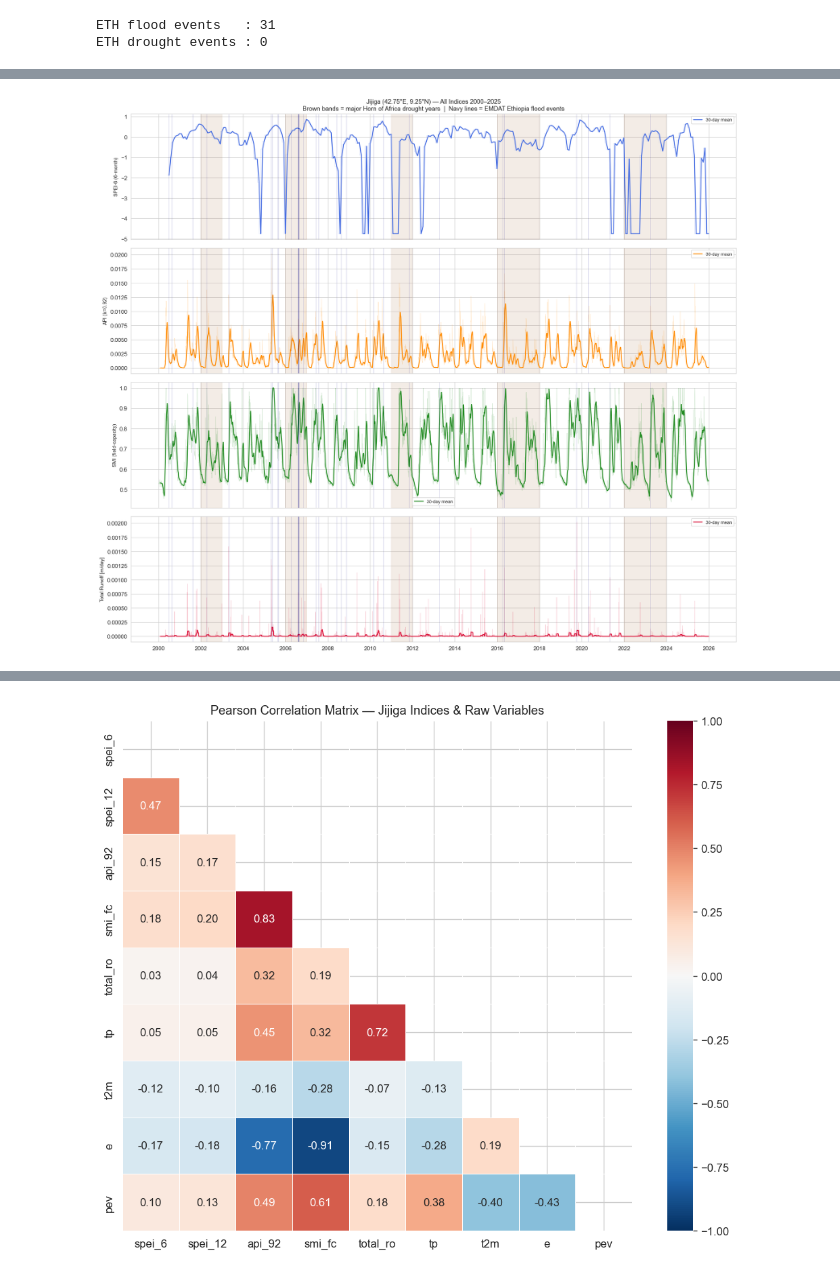
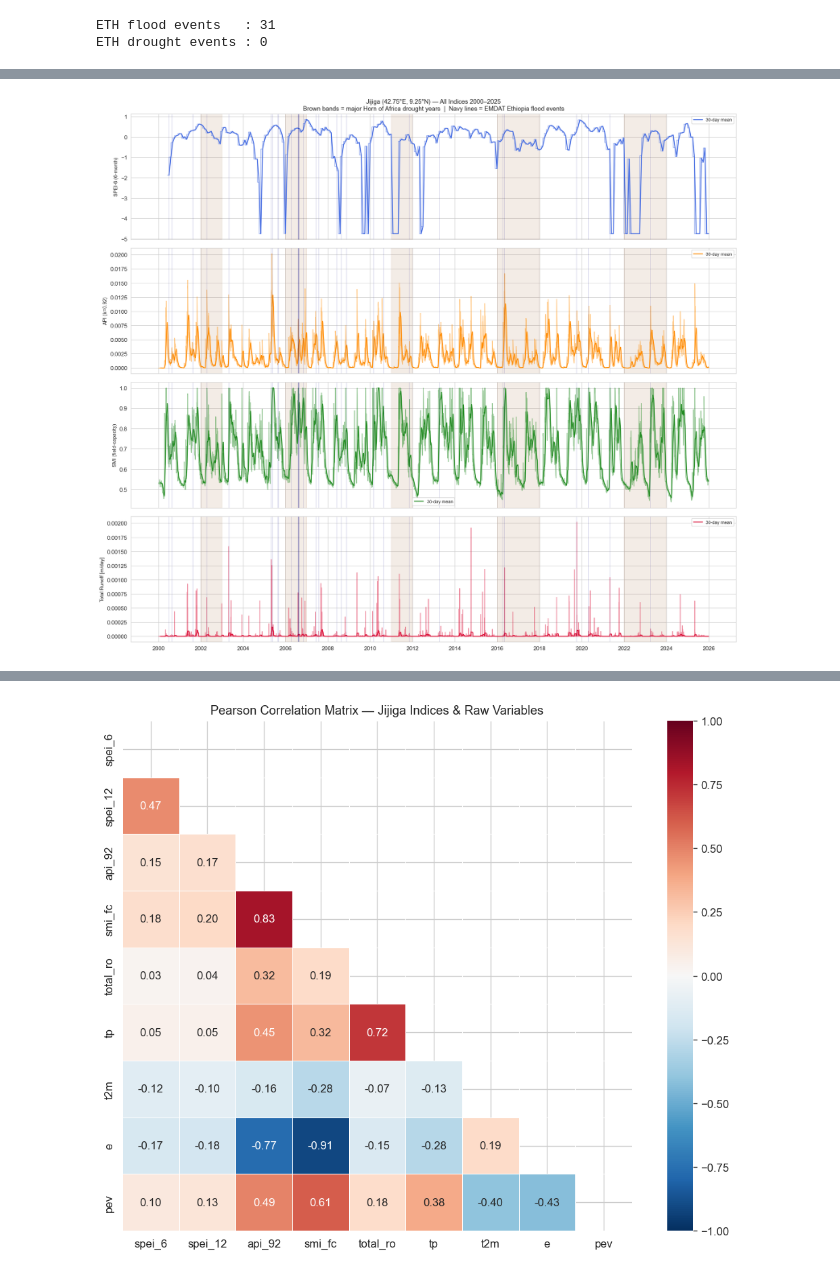
Before and after one commit to lalutir/datalab-v, a Jupyter notebook: notebooks/phase3_index_eda.ipynb, the cells around one changed output, grey strips where cells are left out. Cells and saved outputs as stored; diff of their text form; code cells hidden in the pictures.

```diff
--- a/notebooks/phase3_index_eda.ipynb
+++ b/notebooks/phase3_index_eda.ipynb
@@ -26,7 +27,7 @@ warnings.filterwarnings('ignore')
 plt.rcParams['figure.dpi'] = 120
 sns.set_style('whitegrid')
 
-DATA_PATH  = '../src/data/processed/era5_2000_2025.parquet'
+DATA_PATH  = '../src/data/processed/era5_final.parquet'
 EMDAT_PATH = '../src/data/processed/emdat.xlsx'
 OUT_PATH   = '../src/data/processed/era5_labeled.parquet'
 
@@ -160,32 +191,32 @@ indices = [
     ('api_92',   'API (k=0.92)',           'darkorange'),
     ('smi_fc',   'SMI (field-capacity)',   'forestgreen'),
     ('total_ro', 'Total Runoff [m/day]',   'crimson'),
 ]
 
 fig, axes = plt.subplots(4, 1, figsize=(16, 14), sharex=True)
 
 for ax, (col, label, color) in zip(axes, indices):
     s = df_idx[col].dropna()
-    ax.plot(s.index, s.values, color=color, alpha=0.25, lw=0.5)
+    ax.plot(s.index, s.values, color=color, alpha=0.5, lw=1.2)
     rm = s.rolling(30).mean()
     ax.plot(rm.index, rm.values, color=color, lw=1.5, label='30-day mean')
     ax.set_ylabel(label, fontsize=9)
     for y0, y1 in DROUGHT_BANDS:
         ax.axvspan(pd.Timestamp(y0, 1, 1), pd.Timestamp(y1, 12, 31),
                    alpha=0.10, color='saddlebrown')
     for _, row in eth_flood.iterrows():
         ax.axvline(row['start_date'], color='navy', alpha=0.25, lw=0.6)
     ax.legend(fontsize=8)
 
 axes[0].set_title(
     'Jijiga (42.75°E, 9.25°N) — All Indices 2000–2025\n'
     'Brown bands = major Horn of Africa drought years  |  Navy lines = EMDAT Ethiopia flood events',
     fontsize=11
 )
 axes[-1].xaxis.set_major_locator(mdates.YearLocator(2))
 axes[-1].xaxis.set_major_formatter(mdates.DateFormatter('%Y'))
 plt.tight_layout()
 plt.savefig('phase3_timeseries.png', dpi=150, bbox_inches='tight')
 plt.show()
 # %% [output]
-[figure, old version]
+[figure, new version]
```
Also changed, not shown: parts of 26 cells of this notebook.
